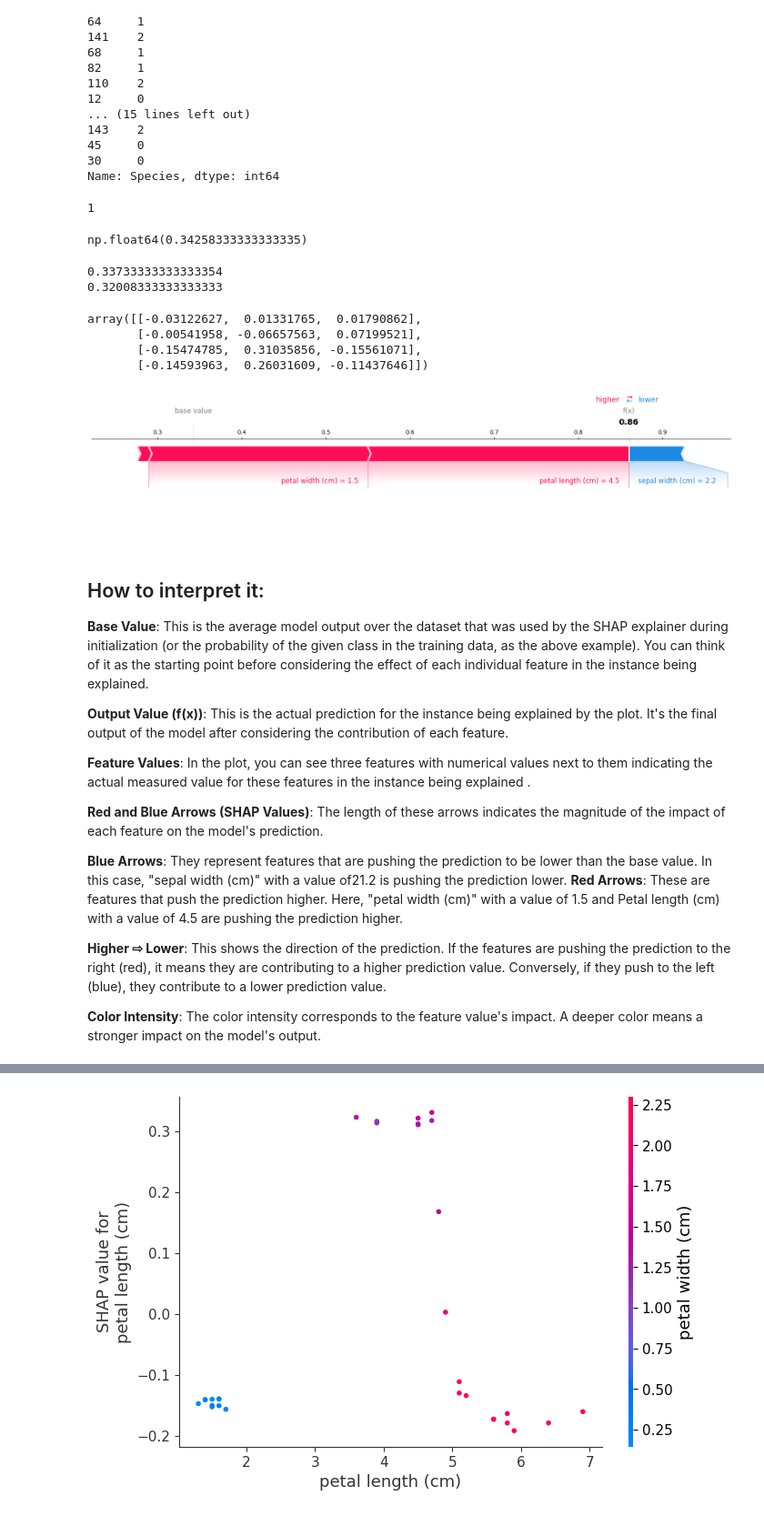
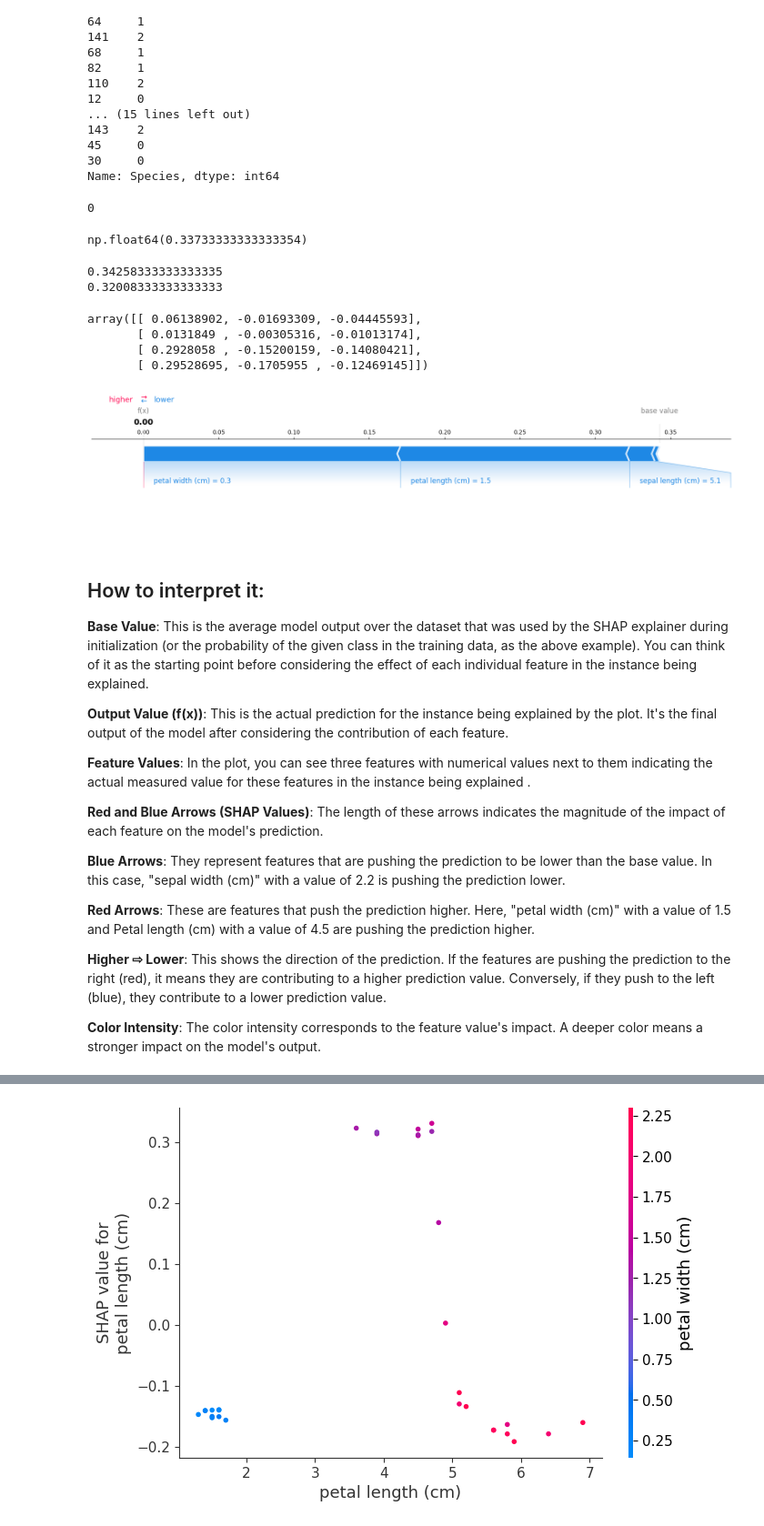
Before and after one commit to filippopallucchini/Introduction-to-XAI, a Jupyter notebook: Tools/SHAP_examples/SHAP_tabular.ipynb, the cells around one changed output, grey strips where cells are left out. Shown at 91% size. Cells and saved outputs as stored; diff of their text form; code cells hidden in the pictures.

```diff
--- a/Tools/SHAP_examples/SHAP_tabular.ipynb
+++ b/Tools/SHAP_examples/SHAP_tabular.ipynb
@@ -164,42 +164,43 @@ y_test
 30     0
 Name: Species, dtype: int64
 # %%
-instance_index = 8  # Change this to the index of the instance you want to visualize
+instance_index = 14  # Change this to the index of the instance you want to visualize
 
 # Predict the class for the specified instance
 predicted_class = model.predict(X_test.iloc[instance_index:instance_index +
                                             1])[0]
 print(predicted_class)
 # %% [output]
-1
+0
 # %%
 explainer.expected_value[y_test.iloc[instance_index]]
 # %% [output]
-np.float64(0.34258333333333335)
+np.float64(0.33733333333333354)
 # %%
-print(explainer.expected_value[0])
+print(explainer.expected_value[1])
 print(explainer.expected_value[2])
 # %% [output]
-0.33733333333333354
+0.34258333333333335
 0.32008333333333333
 # %%
 shap_values[instance_index]
 # %% [output]
-array([[-0.03122627,  0.01331765,  0.01790862],
-       [-0.00541958, -0.06657563,  0.07199521],
-       [-0.15474785,  0.31035856, -0.15561071],
-       [-0.14593963,  0.26031609, -0.11437646]])
+array([[ 0.06138902, -0.01693309, -0.04445593],
+       [ 0.0131849 , -0.00305316, -0.01013174],
+       [ 0.2928058 , -0.15200159, -0.14080421],
+       [ 0.29528695, -0.1705955 , -0.12469145]])
 # %%
 # --- Local explanation ---
 # Assuming shap_values has been correctly computed for the test set
 # Generate the SHAP force plot for the predicted class of the specified instance
+predicted_class = 1
 shap.force_plot(explainer.expected_value[predicted_class],
                 shap_values[instance_index][:, predicted_class],
                 X_test.iloc[instance_index].values,
                 feature_names=iris.feature_names,
                 matplotlib=True)
 # %% [output]
-[figure, old version]
+[figure, new version]
 # %% [markdown]
 ## How to interpret it:
 
@@ -211,7 +212,8 @@ __Feature Values__: In the plot, you can see three features with numerical value
 
 __Red and Blue Arrows (SHAP Values)__: The length of these arrows indicates the magnitude of the impact of each feature on the model's prediction.
 
-__Blue Arrows__: They represent features that are pushing the prediction to be lower than the base value. In this case, "sepal width (cm)" with a value of21.2 is pushing the prediction lower.
+__Blue Arrows__: They represent features that are pushing the prediction to be lower than the base value. In this case, "sepal width (cm)" with a value of 2.2 is pushing the prediction lower.
+
 __Red Arrows__: These are features that push the prediction higher. Here, "petal width (cm)" with a value of 1.5 and Petal length (cm) with a value of 4.5 are pushing the prediction higher.
 
 __Higher ⇨ Lower__: This shows the direction of the prediction. If the features are pushing the prediction to the right (red), it means they are contributing to a higher prediction value. Conversely, if they push to the left (blue), they contribute to a lower prediction value.
```
Also changed, not shown: parts of 2 cells of this notebook.
